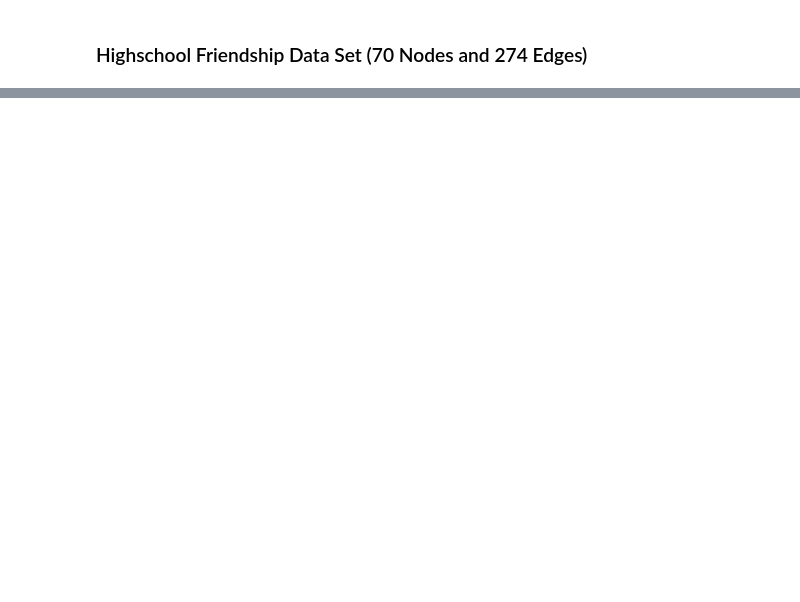
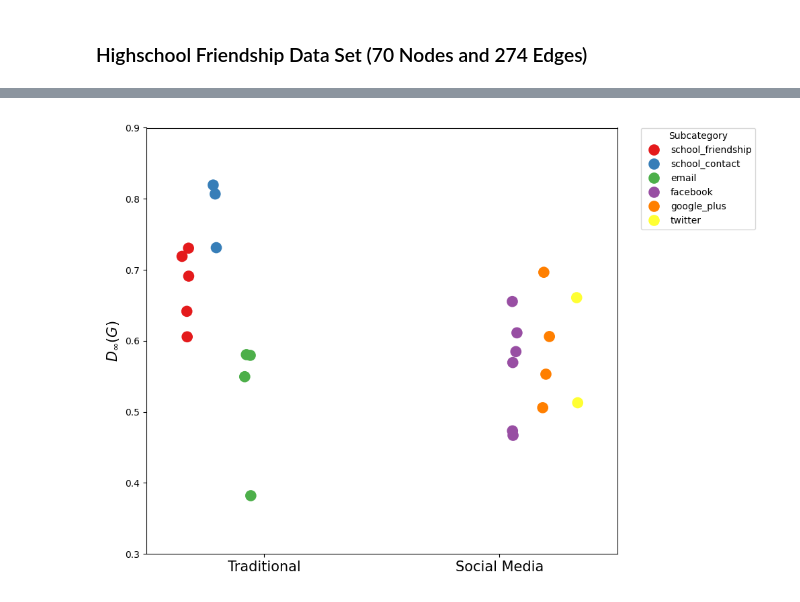
Before and after one commit to glodimendes/politics-and-social-media, a Jupyter notebook: network_analysis/opinion_propagation.ipynb, the cells around one changed output, grey strips where cells are left out. Saved outputs shown, nothing was run; the diff lists cells and outputs as text; code cells hidden in the pictures; blank space fills up the shorter version.

Commit message:
Finalize Simulation

```diff
--- a/network_analysis/opinion_propagation.ipynb
+++ b/network_analysis/opinion_propagation.ipynb
@@ -225,0 +349,55 @@ G = G.to_undirected()
+# %%
+# result_dict = import_from_json(f"./simulation_results/5000_(11-03-38).json")
+result_dict = import_from_json(f"./simulation_results/iterations-5000_samplesize-400_timestamp-11-03-38.json")
+# result_dict = import_from_json(f"./simulation_results/iterations-2000_samplesize-400_edged-True_timestamp-11-15-37.json")
+
+omit_network = ["facebook_wall"]
+for i, net in enumerate(result_dict["name"]):
+    if net in omit_network:
+        result_dict["div_ind"].pop(i)
+        result_dict["name"].pop(i)
+        result_dict["category"].pop(i)
+        result_dict["off_on"].pop(i)
+filtered_network_list = [net_data for net_data in network_list if net_data[0] not in omit_network]
+network_list = filtered_network_list
+
+plot_map = {
+    "offline": "Traditional",
+    "online": "Social Media",
+    "school_friendship": "Friendship",
+    "school_contact": "Physical Contact",
+    "email": "Email",
+    "facebook": "Facebook",
+    "twitter": "Twitter",
+    "google_plus": "Google+",
+    "div_ind": "$D_\infty (G)$",
+}
+
+plt.figure(figsize=(10, 7))
+plt.clf()
+sns.stripplot(
+    data=result_dict,
+    x="off_on",
+    y="div_ind",
+    hue="category",
+    palette="Set1",
+    dodge=0.5,
+    jitter=True,
+    size=12,
+)
+
+plt.legend(
+    title="Subcategory",
+    bbox_to_anchor=(1.05, 1),
+    loc='upper left',
+    borderaxespad=0
+)
+plt.xticks([0, 1], ["Traditional", "Social Media"], fontsize=15)
+plt.yticks(np.arange(0.3, 1.0, 0.1))
+plt.ylim(0.3, 0.9)
+plt.xlabel("")
+plt.ylabel(plot_map["div_ind"], fontsize=15)
+plt.tight_layout()
+plt.show()
+# %% [output]
+[figure, added]
```
Also changed, not shown: parts of 15 cells of this notebook, 5 other files.
